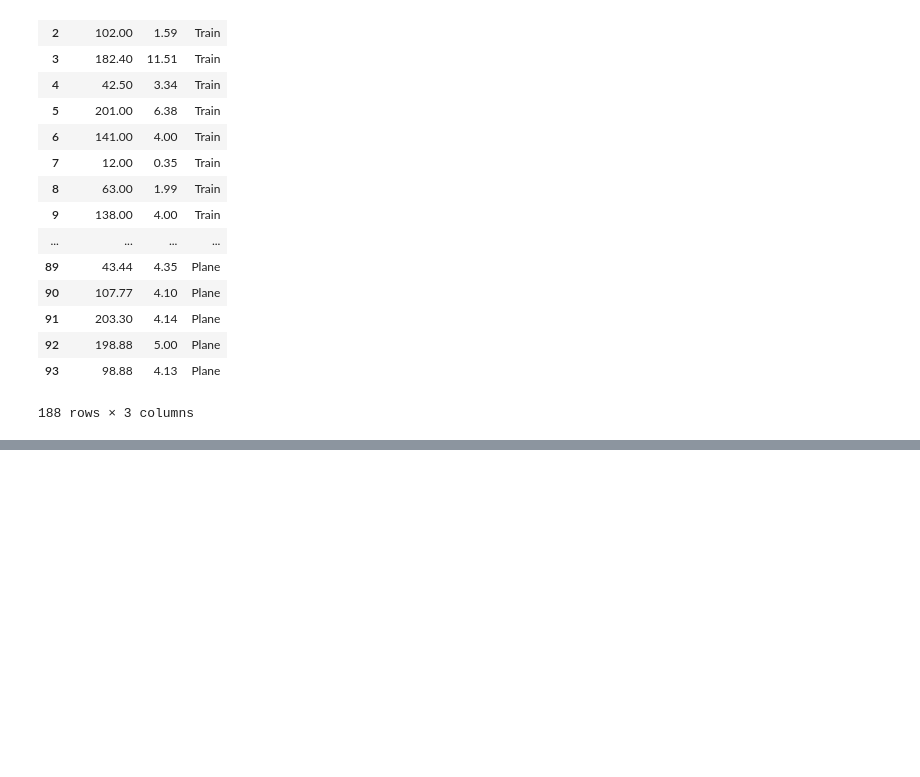
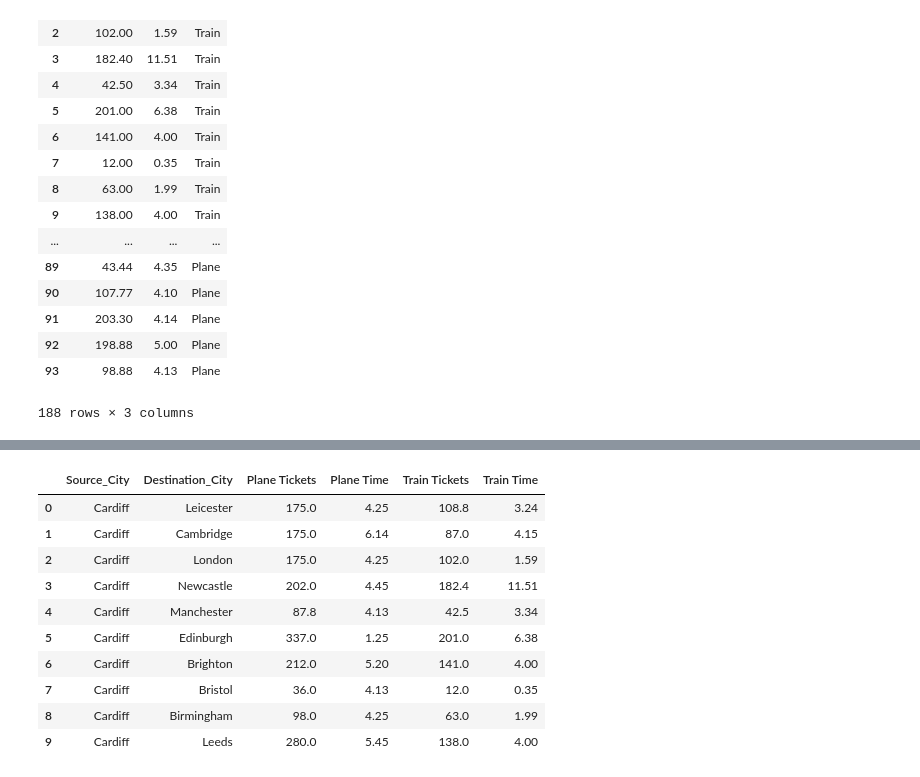
Before and after one commit to mhaiskarshridhar/Efficient-Transportation, a Jupyter notebook: Plane vs Train UK.ipynb, the cells around one changed output, grey strips where cells are left out. Cells and saved outputs as stored; diff of their text form; code cells hidden in the pictures; blank space fills up the shorter version.

```diff
--- a/Plane vs Train UK.ipynb
+++ b/Plane vs Train UK.ipynb
@@ -242,3 +241,18 @@ fig = px.scatter(df_scatter_plot, x="Ticket Cost", y="Time", color="type", margi
 fig.show()
 # %% [output]
 [interactive output not drawn]
+# %%
+df_network_graph = df.loc[df['Source_City'] == 'Cardiff']
+df_network_graph
+# %% [output]
+|  | Source_City | Destination_City | Plane Tickets | Plane Time | Train Tickets | Train Time |
+| 0 | Cardiff | Leicester | 175.0 | 4.25 | 108.8 | 3.24 |
+| 1 | Cardiff | Cambridge | 175.0 | 6.14 | 87.0 | 4.15 |
+| 2 | Cardiff | London | 175.0 | 4.25 | 102.0 | 1.59 |
+| 3 | Cardiff | Newcastle | 202.0 | 4.45 | 182.4 | 11.51 |
+| 4 | Cardiff | Manchester | 87.8 | 4.13 | 42.5 | 3.34 |
+| 5 | Cardiff | Edinburgh | 337.0 | 1.25 | 201.0 | 6.38 |
+| 6 | Cardiff | Brighton | 212.0 | 5.20 | 141.0 | 4.00 |
+| 7 | Cardiff | Bristol | 36.0 | 4.13 | 12.0 | 0.35 |
+| 8 | Cardiff | Birmingham | 98.0 | 4.25 | 63.0 | 1.99 |
+| 9 | Cardiff | Leeds | 280.0 | 5.45 | 138.0 | 4.00 |
```
Also changed, not shown: parts of 5 cells of this notebook.
